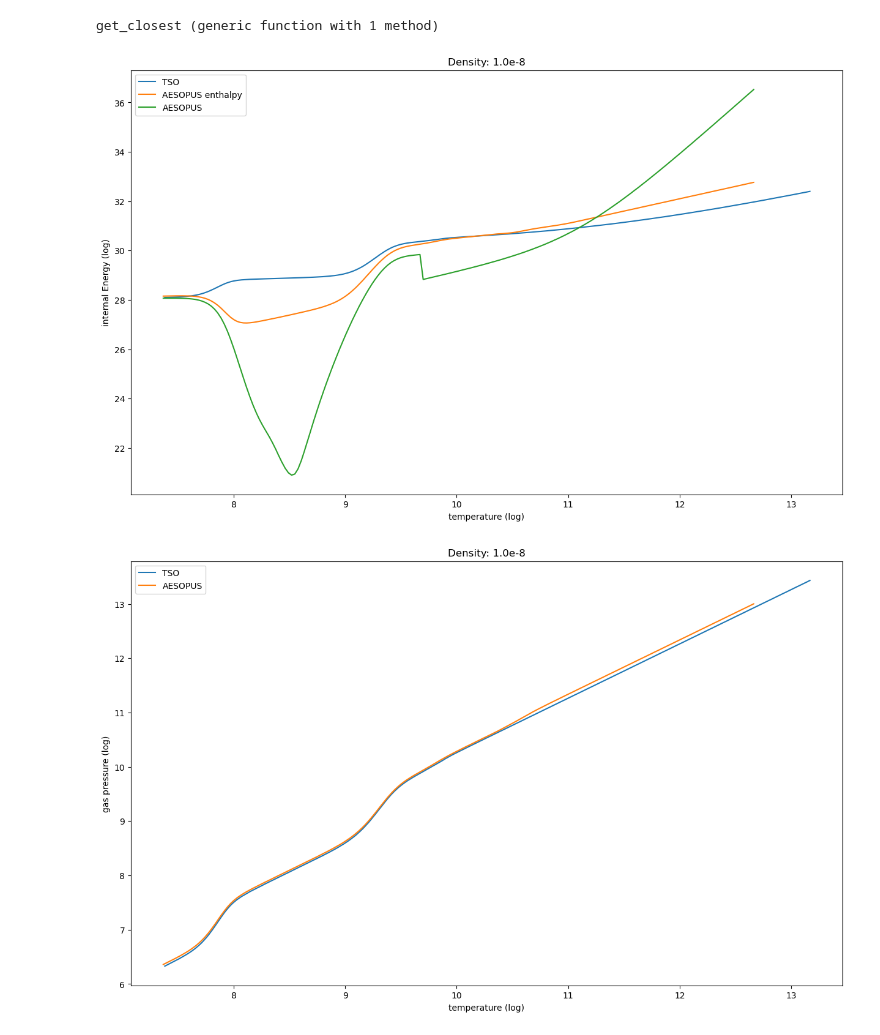
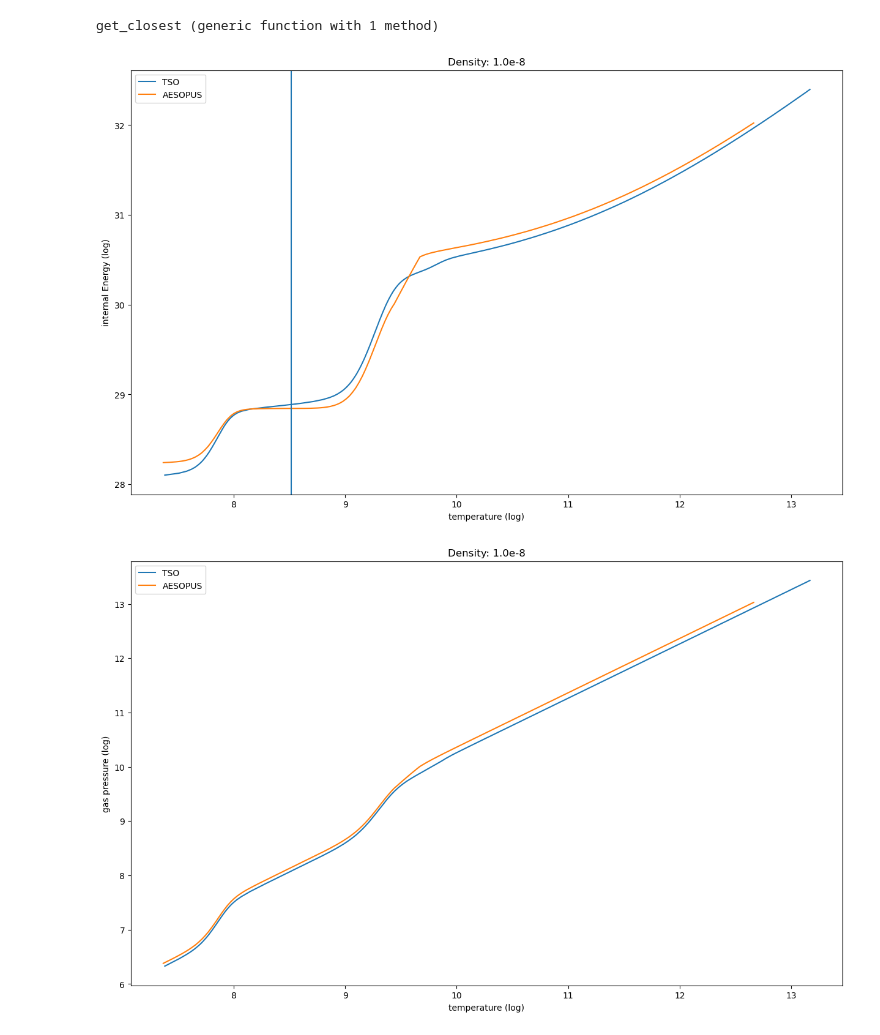
Before and after one commit to pe1995/TSO.jl, a Jupyter notebook: examples/converting_tables/aesopus.ipynb, the cells around one changed output. Saved outputs shown, nothing was run; the diff lists cells and outputs as text; code cells hidden in the pictures.

```diff
--- a/examples/converting_tables/aesopus.ipynb
+++ b/examples/converting_tables/aesopus.ipynb
@@ -10,20 +9,18 @@ using PyPlot
 # %% [markdown]
 # TurboS table for comparison
 # %%
-eosTSO       = TSO.reload(TSO.SqEoS, "../../../tests/TSO_sun_Magg_v10.2/eos.hdf5")
-opacitiesTSO = TSO.reload(TSO.SqOpacity, "../../../tests/TSO_sun_Magg_v10.2/binned_opacities.hdf5");
+eosTSO       = reload(TSO.SqEoS, "../../../tests/TSO_sun_Magg_v10.2/eos.hdf5")
+opacitiesTSO = reload(TSO.SqOpacity, "../../../tests/TSO_sun_Magg_v10.2/binned_opacities.hdf5");
 # %% [markdown]
 # Read the AESOPUS tables for comparison
 # %%
-pathE = "EOS_OPACITY_MPIA/enthalpy_z0.0165_x0.7_MBS22_n1458.tab"
-pathE2 = "eos_z0/ener_z0.0165_x0.7_MBS22_n1458_ext.tab"
-pathK = "EOS_OPACITY_MPIA/kross_z0.0165_x0.7_MBS22_n1458.tab"
-pathN = "EOS_OPACITY_MPIA/nelec_z0.0165_x0.7_MBS22_n1458.tab"
-pathP = "EOS_OPACITY_MPIA/pgas_z0.0165_x0.7_MBS22_n1458.tab"
-pathS = "EOS_OPACITY_MPIA/sigma_z0.0165_x0.7_MBS22_n5365-001.tab";
+pathE = "EOS_OPACITY_MPIA/ener_z0.0165_x0.7351_MBS22_n1458.tab"
+pathK = "EOS_OPACITY_MPIA/kross_z0.0165_x0.7351_MBS22_n1458.tab"
+pathN = "EOS_OPACITY_MPIA/nelec_z0.0165_x0.7351_MBS22_n1458.tab"
+pathP = "EOS_OPACITY_MPIA/pgas_z0.0165_x0.7351_MBS22_n1458.tab"
+pathS = "EOS_OPACITY_MPIA/sigma_z0.0165_x0.7351_MBS22_n5365.tab";
 # %%
-eosAESO   = TSO.AesopusEoS(energy=pathE, kross=pathK, pg=pathP, ne=pathN)
-eosAESO2  = TSO.AesopusEoS(energy=pathE2, kross=pathK, pg=pathP, ne=pathN)
-opaAESO   = TSO.AesopusOpacity(eosAESO, sigma=pathS)
-eosAESO_e = TSO.energy_grid(eosAESO);
+eosAESO = AesopusEoS(energy=pathE, kross=pathK, pg=pathP, ne=pathN)
+opaAESO = AesopusOpacity(eosAESO, sigma=pathS)
+eosAESO_e, opaAESO_e = unify(eosAESO, opaAESO);
 # %% [output]
@@ -46,21 +40,22 @@ iAESO = get_closest(eosAESO.lnRho, log(rho_test));
 # %%
 close()
 
 f, ax = plt.subplots(1, 1, figsize=(15,9))
 
 ax.plot(eosTSO.lnT[:, iTSO], eosTSO.lnEi, label="TSO")
-ax.plot(eosAESO.lnT, eosAESO.lnEi[:, iAESO], label="AESOPUS enthalpy")
-ax.plot(eosAESO.lnT, eosAESO2.lnEi[:, iAESO], label="AESOPUS")
+ax.plot(eosAESO.lnT, eosAESO.lnEi[:, iAESO], label="AESOPUS")
 
 ax.set_title("Density: $(rho_test)")
 ax.set_ylabel("internal Energy (log)")
 ax.set_xlabel("temperature (log)")
 
+ax.axvline(log(5000))
+
 ax.legend()
 
 gcf()
 # %% [output]
-[figure, old version]
+[figure, new version]
 # %%
 close()
 
```
Also changed, not shown: parts of 22 cells of this notebook, 9 other files.
